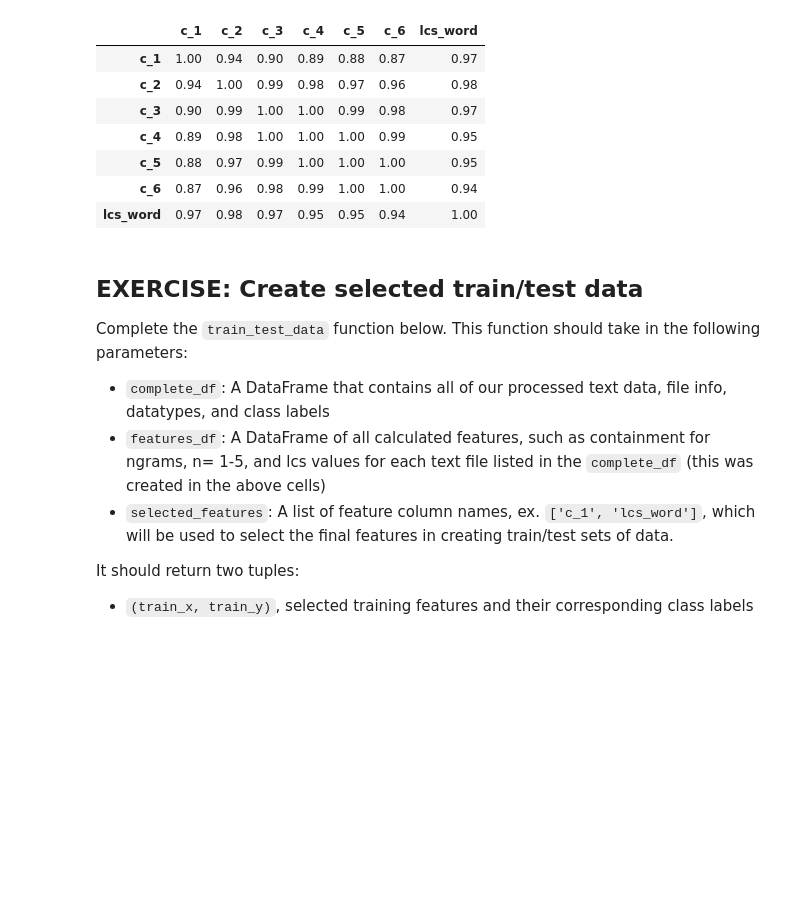
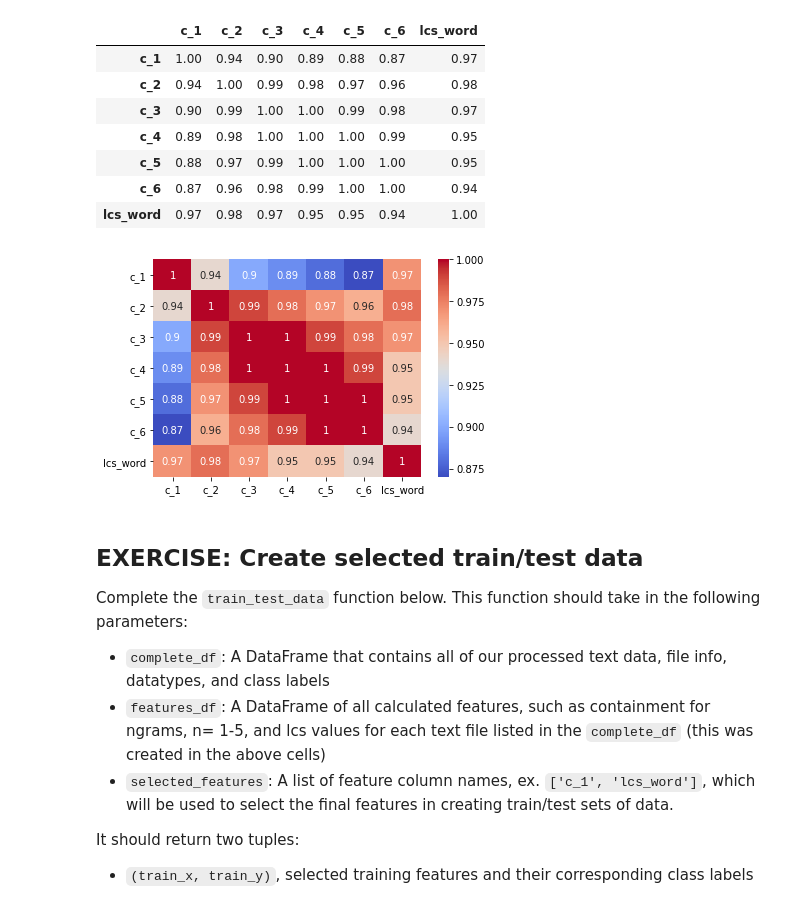
Before and after one commit to MuriloVenturin/Project_Plagiarism_Detection, a Jupyter notebook: 2_Plagiarism_Feature_Engineering.ipynb, the cells around one changed output. Drawn from its saved outputs; the diff is of its cells as text; code cells hidden in the pictures; blank space fills up the shorter version.

```diff
--- a/2_Plagiarism_Feature_Engineering.ipynb
+++ b/2_Plagiarism_Feature_Engineering.ipynb
@@ -759,6 +759,13 @@ display(corr_matrix)
 | c_5 | 0.88 | 0.97 | 0.99 | 1.00 | 1.00 | 1.00 | 0.95 |
 | c_6 | 0.87 | 0.96 | 0.98 | 0.99 | 1.00 | 1.00 | 0.94 |
 | lcs_word | 0.97 | 0.98 | 0.97 | 0.95 | 0.95 | 0.94 | 1.00 |
+# %%
+# So it's easier to see
+
+import seaborn as sns
+sns.heatmap(corr_matrix, cmap='coolwarm', annot=True);
+# %% [output]
+[figure, added]
 # %% [markdown]
 ## EXERCISE: Create selected train/test data
 
```
Also changed, not shown: parts of 8 cells of this notebook.
